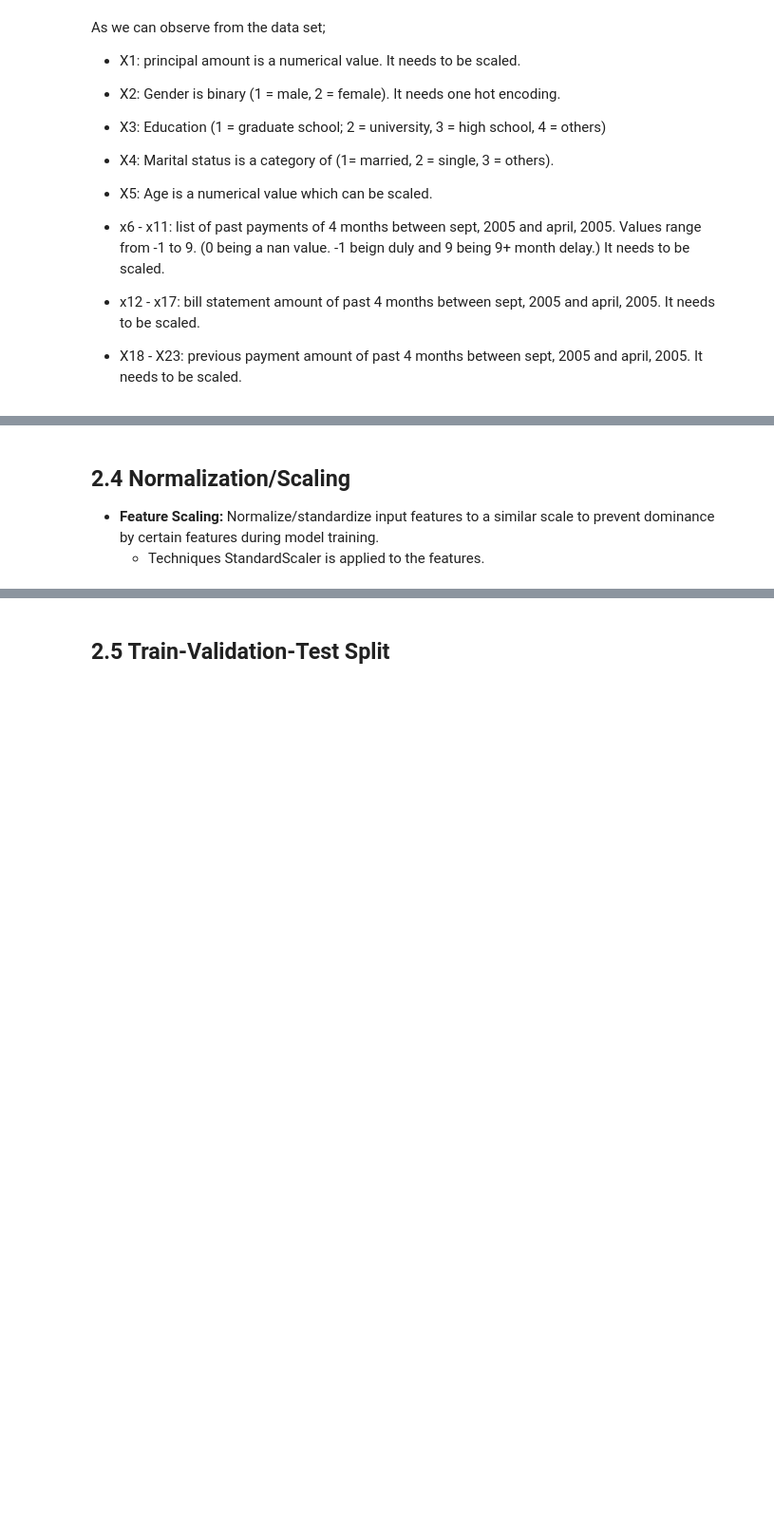
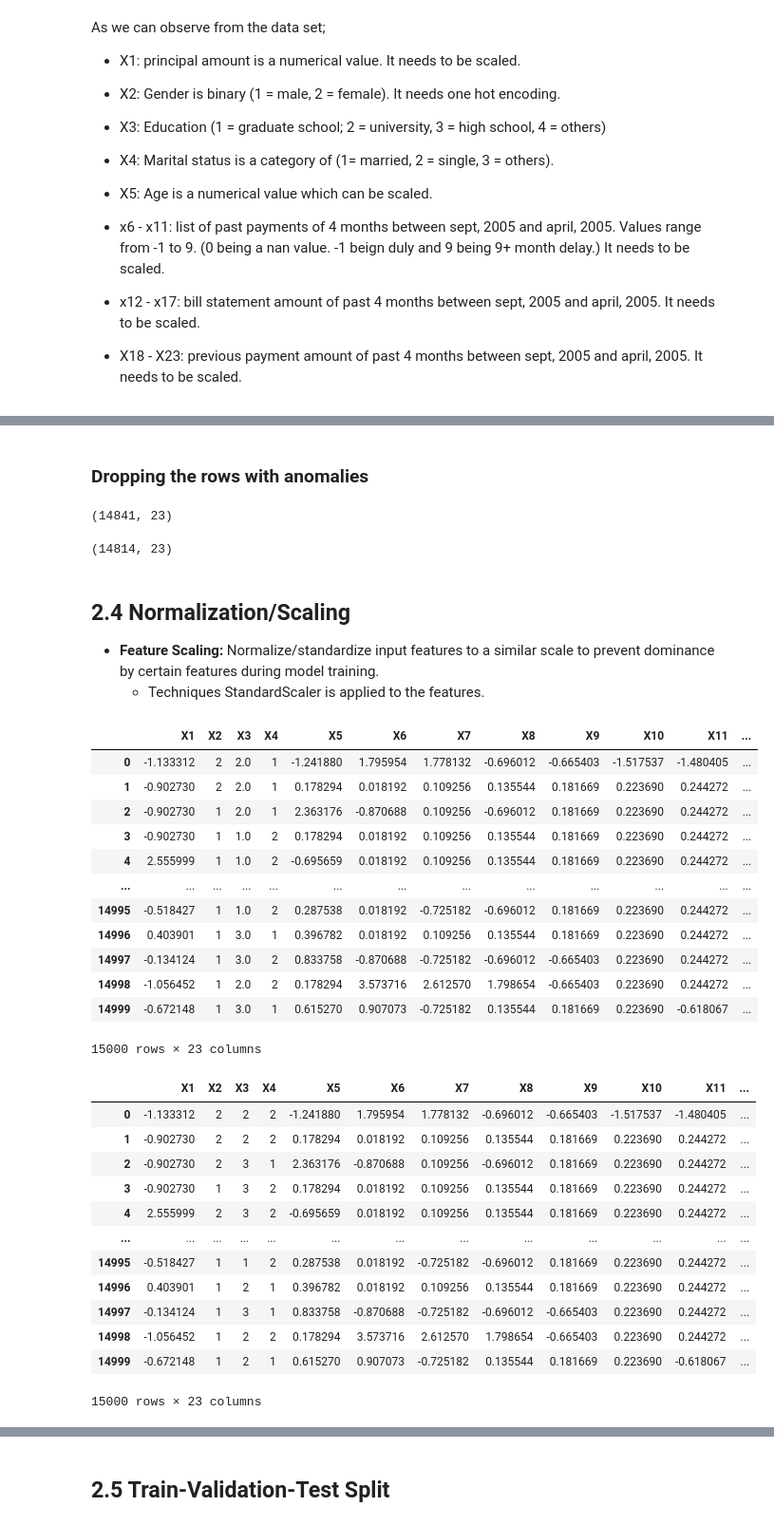
Before and after one commit to rjosh003-CS/Data-Mining-coursework, a Jupyter notebook: DM_coursework_part_2.ipynb, the cells around one changed output, grey strips where cells are left out. Shown at 95% size. Saved outputs shown, nothing was run; the diff lists cells and outputs as text; code cells hidden in the pictures; blank space fills up the shorter version.

```diff
--- a/DM_coursework_part_2.ipynb
+++ b/DM_coursework_part_2.ipynb
@@ -922,4 +948,67 @@ Marital Status Feature Names: ['X4_0' 'X4_1' 'X4_2' 'X4_3']
+# %% [markdown]
+### Dropping the rows with anomalies
+# %%
+train_X["X3"] = train_X["X3"].where(train_X["X3"].isin([1,2,3,4]), np.nan)
+train_X.dropna(inplace=True)
+train_X.shape
+# %% [output]
+(14841, 23)
+# %%
+test_X["X3"] = test_X["X3"].where(test_X["X3"].isin([1,2,3,4]), np.nan)
+test_X.dropna(inplace=True)
+test_X.shape
+# %% [output]
+(14814, 23)
 # %% [markdown]
 ## 2.4 Normalization/Scaling
 - **Feature Scaling:** Normalize/standardize input features to a similar scale to prevent dominance by certain features during model training.
   - Techniques StandardScaler is applied to the features.
+# %%
+pd.set_option("display.max_columns", None)
+# %%
+category_col = ["X2", "X3", "X4"]
+num_train_X = train_X.drop(category_col, axis = 1)
+num_test_X = train_X.drop(category_col, axis = 1)
+
+scalar = StandardScaler()
+num_train_scale = scalar.fit_transform(num_train_X)
+num_test_scale = scalar.transform(num_test_X)
+
+num_train_scale = pd.DataFrame(num_train_scale, columns = num_train_X.columns)
+num_test_scale = pd.DataFrame(num_test_scale, columns = num_train_X.columns)
+
+train_X_scale = pd.concat([num_train_scale, train_X[category_col]], axis = 1)
+test_X_scale = pd.concat([num_test_scale, test_X[category_col]], axis = 1)
+
+train_X_scale = train_X_scale[train_X.columns]
+test_X_scale = test_X_scale[train_X.columns]
+
+display(train_X_scale)
+display(test_X_scale)
+# %% [output]
+|  | X1 | X2 | X3 | X4 | X5 | X6 | X7 | X8 | X9 | X10 | X11 | ... |
+| 0 | -1.133312 | 2 | 2.0 | 1 | -1.241880 | 1.795954 | 1.778132 | -0.696012 | -0.665403 | -1.517537 | -1.480405 | ... |
+| 1 | -0.902730 | 2 | 2.0 | 1 | 0.178294 | 0.018192 | 0.109256 | 0.135544 | 0.181669 | 0.223690 | 0.244272 | ... |
+| 2 | -0.902730 | 1 | 2.0 | 1 | 2.363176 | -0.870688 | 0.109256 | -0.696012 | 0.181669 | 0.223690 | 0.244272 | ... |
+| 3 | -0.902730 | 1 | 1.0 | 2 | 0.178294 | 0.018192 | 0.109256 | 0.135544 | 0.181669 | 0.223690 | 0.244272 | ... |
+| 4 | 2.555999 | 1 | 1.0 | 2 | -0.695659 | 0.018192 | 0.109256 | 0.135544 | 0.181669 | 0.223690 | 0.244272 | ... |
+| ... | ... | ... | ... | ... | ... | ... | ... | ... | ... | ... | ... | ... |
+| 14995 | -0.518427 | 1 | 1.0 | 2 | 0.287538 | 0.018192 | -0.725182 | -0.696012 | 0.181669 | 0.223690 | 0.244272 | ... |
+| 14996 | 0.403901 | 1 | 3.0 | 1 | 0.396782 | 0.018192 | 0.109256 | 0.135544 | 0.181669 | 0.223690 | 0.244272 | ... |
+| 14997 | -0.134124 | 1 | 3.0 | 2 | 0.833758 | -0.870688 | -0.725182 | -0.696012 | -0.665403 | 0.223690 | 0.244272 | ... |
+| 14998 | -1.056452 | 1 | 2.0 | 2 | 0.178294 | 3.573716 | 2.612570 | 1.798654 | -0.665403 | 0.223690 | 0.244272 | ... |
+| 14999 | -0.672148 | 1 | 3.0 | 1 | 0.615270 | 0.907073 | -0.725182 | 0.135544 | 0.181669 | 0.223690 | -0.618067 | ... |
+15000 rows × 23 columns
+|  | X1 | X2 | X3 | X4 | X5 | X6 | X7 | X8 | X9 | X10 | X11 | ... |
+| 0 | -1.133312 | 2 | 2 | 2 | -1.241880 | 1.795954 | 1.778132 | -0.696012 | -0.665403 | -1.517537 | -1.480405 | ... |
+| 1 | -0.902730 | 2 | 2 | 2 | 0.178294 | 0.018192 | 0.109256 | 0.135544 | 0.181669 | 0.223690 | 0.244272 | ... |
+| 2 | -0.902730 | 2 | 3 | 1 | 2.363176 | -0.870688 | 0.109256 | -0.696012 | 0.181669 | 0.223690 | 0.244272 | ... |
+| 3 | -0.902730 | 1 | 3 | 2 | 0.178294 | 0.018192 | 0.109256 | 0.135544 | 0.181669 | 0.223690 | 0.244272 | ... |
+| 4 | 2.555999 | 2 | 3 | 2 | -0.695659 | 0.018192 | 0.109256 | 0.135544 | 0.181669 | 0.223690 | 0.244272 | ... |
+| ... | ... | ... | ... | ... | ... | ... | ... | ... | ... | ... | ... | ... |
+| 14995 | -0.518427 | 1 | 1 | 2 | 0.287538 | 0.018192 | -0.725182 | -0.696012 | 0.181669 | 0.223690 | 0.244272 | ... |
+| 14996 | 0.403901 | 1 | 2 | 1 | 0.396782 | 0.018192 | 0.109256 | 0.135544 | 0.181669 | 0.223690 | 0.244272 | ... |
+| 14997 | -0.134124 | 1 | 3 | 1 | 0.833758 | -0.870688 | -0.725182 | -0.696012 | -0.665403 | 0.223690 | 0.244272 | ... |
+| 14998 | -1.056452 | 1 | 2 | 2 | 0.178294 | 3.573716 | 2.612570 | 1.798654 | -0.665403 | 0.223690 | 0.244272 | ... |
+| 14999 | -0.672148 | 1 | 2 | 1 | 0.615270 | 0.907073 | -0.725182 | 0.135544 | 0.181669 | 0.223690 | -0.618067 | ... |
+15000 rows × 23 columns
```
Also changed, not shown: parts of 24 cells of this notebook.
